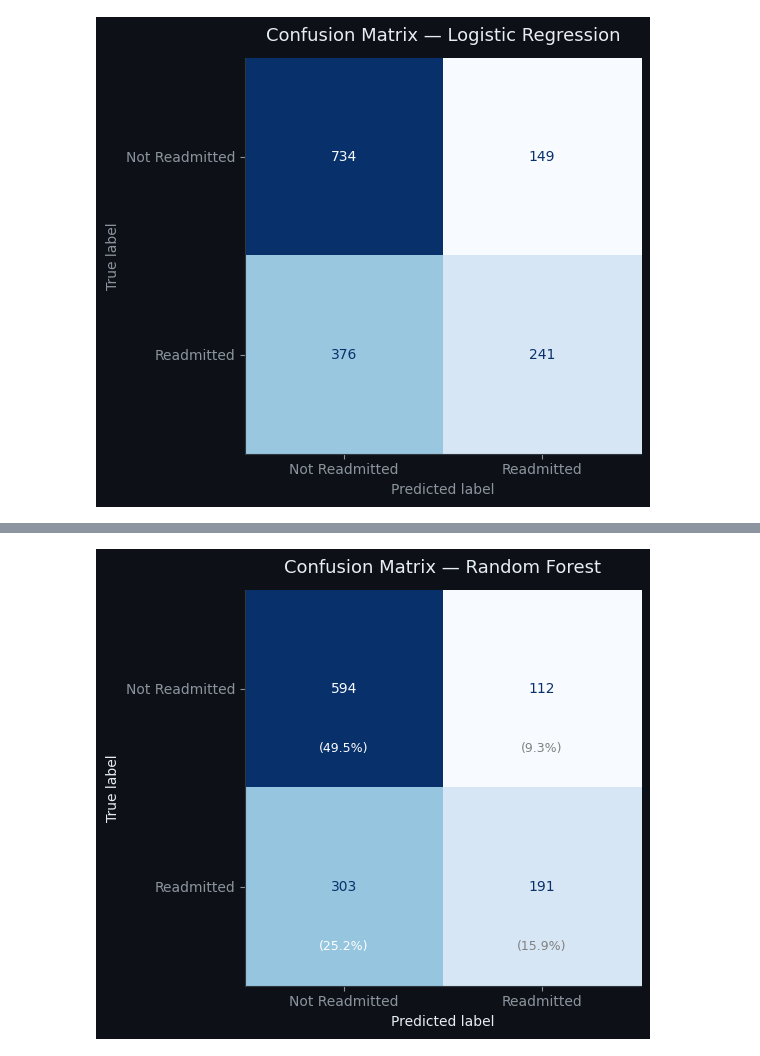
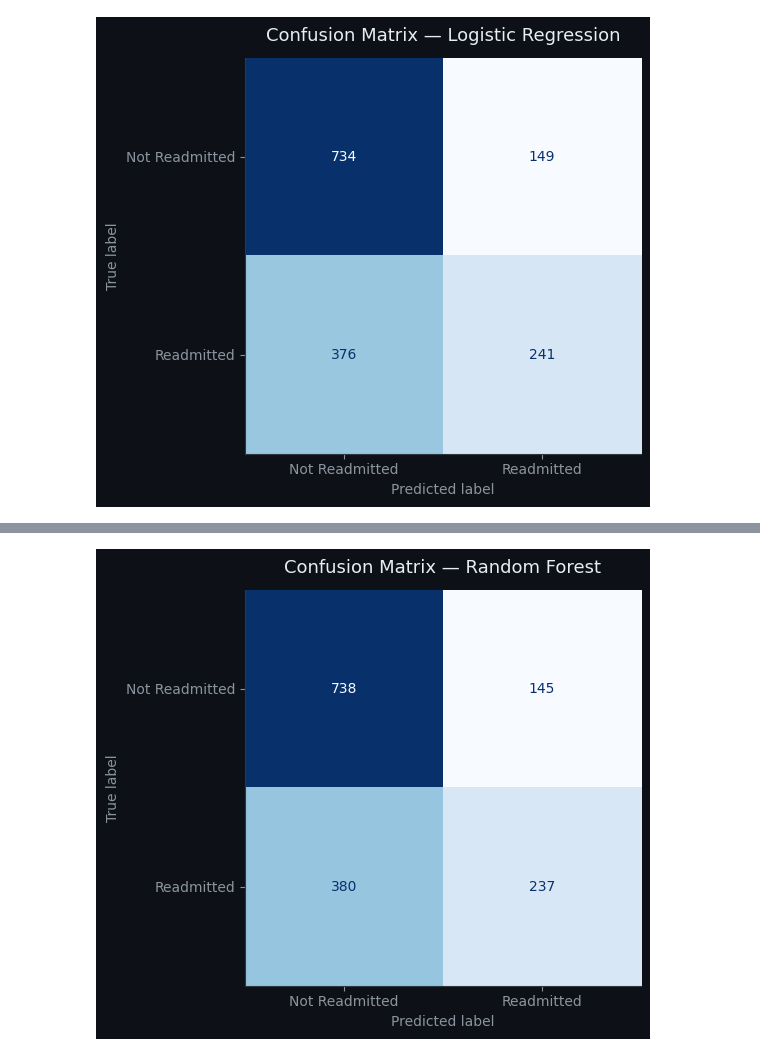
Before and after one commit to dinarazhorabek/heart_failure_readmission, a Jupyter notebook: main.ipynb, the cells around one changed output, grey strips where cells are left out. Cells and saved outputs as stored; diff of their text form; code cells hidden in the pictures.

```diff
--- a/main.ipynb
+++ b/main.ipynb
@@ -291,8 +291,8 @@ plt.show()
 Testing  accuracy: 0.650
 [figure]
 # %%
-subtrees_num=np.arange(1, 11)
-depths=np.arange(3, 13)
+subtrees_num=np.arange(50, 501, 50)
+depths=np.arange(2, 7)
 results = []
 for n in subtrees_num:
     for d in depths:
@@ -306,7 +306,7 @@ for n in subtrees_num:
 results_df = pd.DataFrame(results, columns=['n_estimators', 'max_depth', 'error_rate'])
 plt.figure(figsize=(8,5))
 for d in depths:
-    subset = results_df[results_df['max_depth'] == d].sort_values('n_estimators')
+    subset = results_df[results_df['max_depth'] == d].sort_values(['error_rate', 'n_estimators', 'max_depth'], ascending=[True, True, True])
     plt.plot(subset['n_estimators'], subset['error_rate'], marker='o', label=f'max_depth={d}')
 plt.xlabel('Number of Estimators')
 plt.ylabel('Error Rate')
@@ -319,9 +319,7 @@ best = results_df.sort_values(['error_rate','n_estimators','max_depth'], ascendi
 best_N, best_d = int(best.n_estimators), int(best.max_depth)
 print(f"Best params -> N={best_N}, d={best_d}, error={best.error_rate:.4f}, accuracy={1-best.error_rate:.4f}")
 
-rf_classifier = RandomForestClassifier(n_estimators=best_N, max_depth=best_d, criterion='gini', random_state=79)
+rf_classifier = RandomForestClassifier(n_estimators=best_N, max_depth=best_d, criterion='gini', random_state=99)
 rf_classifier.fit(X_train, y_train)
 y_pred = rf_classifier.predict(X_test)
-accuracy = np.mean(y_pred == y_test)
-print(f"Testing accuracy: {accuracy}")
 # %% [output]
@@ -348,22 +350,14 @@ ax.axvline(fi_labeled.median(), color=MUTED, linestyle='--', linewidth=1, alpha=
 # %%
 cm = confusion_matrix(y_test, y_pred)
 fig, ax = plt.subplots(figsize=(6, 5))
 disp = ConfusionMatrixDisplay(confusion_matrix=cm, display_labels=['Not Readmitted', 'Readmitted'])
 disp.plot(cmap='Blues', ax=ax, colorbar=False)
 
-# Annotate with rates (optional but useful)
-total = cm.sum()
-for i in range(2):
-    for j in range(2):
-        pct = cm[i, j] / total * 100
-        ax.text(j, i + 0.3, f"({pct:.1f}%)", ha='center', va='center',
-                fontsize=9, color='white' if cm[i, j] > cm.max()/2 else 'gray')
-
 plt.title("Confusion Matrix — Random Forest", fontsize=13, pad=12)
 plt.tight_layout()
 plt.show()
 # %% [output]
-[figure, old version]
+[figure, new version]
 # %%
 from sklearn import svm
 
```
Also changed, not shown: parts of 4 cells of this notebook.
